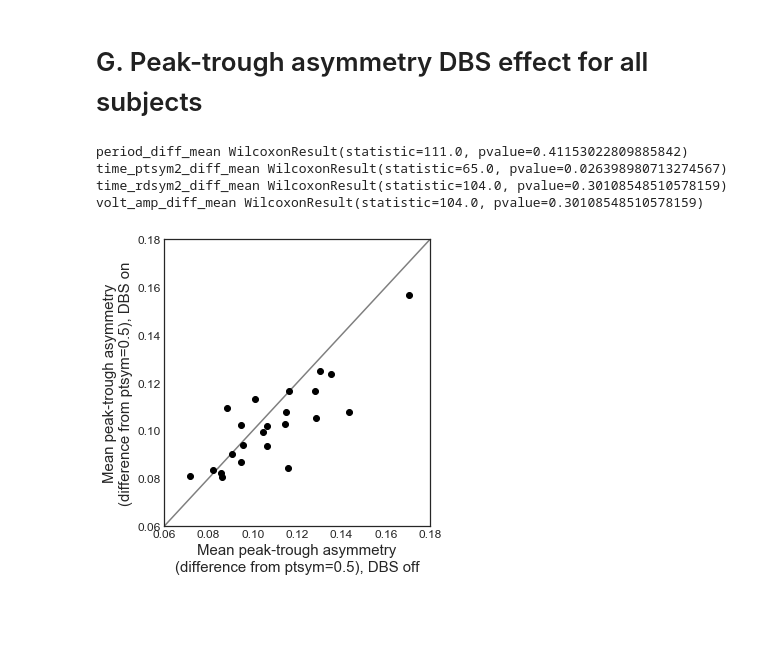
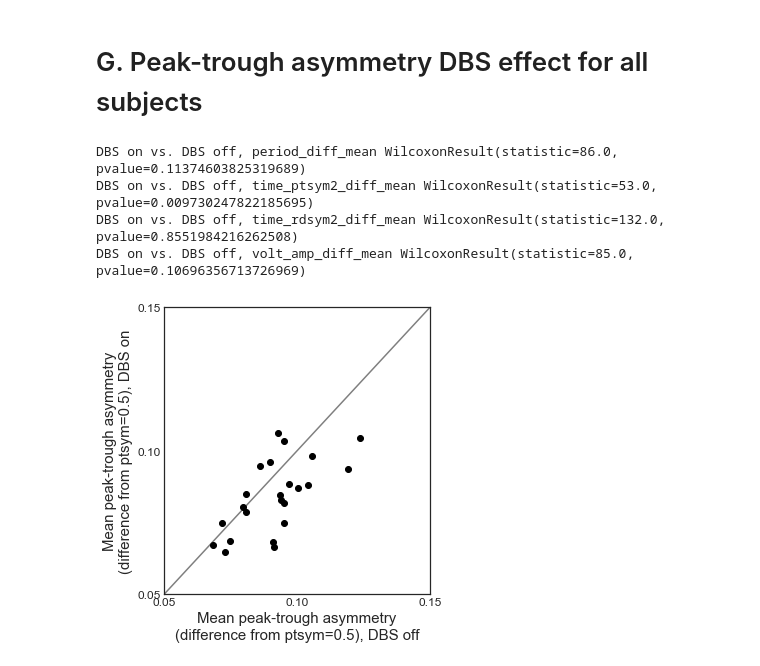
Before and after one commit to voytekresearch/Cole_2018_cyclebycycle, a Jupyter notebook: Figure9_Motor cortical beta.ipynb, the cells around one changed output. Drawn from its saved outputs; the diff is of its cells as text; code cells hidden in the pictures; blank space fills up the shorter version.

```diff
--- a/Figure9_Motor cortical beta.ipynb
+++ b/Figure9_Motor cortical beta.ipynb
@@ -14,3 +14,9 @@ import seaborn as sns
 sns.set_style('white')
 # %% [markdown]
 # A-B. Example raw traces
+# %%
+# Load data
+idx = 0
+data = loadmat('data/PDdata.mat', struct_as_record=False, squeeze_me=True)
+Fs = 1000
+f_range = (10,30)
@@ -17,11 +38,6 @@ sns.set_style('white')
 # %%
-# Load data
-idx = 0
-data = loadmat('data/PDdata.mat', struct_as_record=False, squeeze_me=True)
-Fs = 1000
-f_range = (13,30)
-xB = data['B'][idx]
-xD = data['D'][idx]
+xB = data_filt['B'][idx]
+xD = data_filt['D'][idx]
 tB = np.arange(0, len(xB)/Fs, 1/Fs)
 tD = np.arange(0, len(xB)/Fs, 1/Fs)
 
@@ -57,10 +73,10 @@ plt.savefig('figs/9B_onDBS_time_series.png')
 # C-F. Distributions of cycle features for DBS on and off
 # %%
 # Compute shape features and detect oscillating cycles
-osc_kwargs = {'amplitude_fraction_threshold': .2,
-              'amplitude_consistency_threshold': .3,
-              'period_consistency_threshold': .5,
-              'monotonicity_threshold': .6,
+osc_kwargs = {'amplitude_fraction_threshold': 0,
+              'amplitude_consistency_threshold': .5,
+              'period_consistency_threshold': .6,
+              'monotonicity_threshold': .9,
               'N_cycles_min': 3}
 
 dfB = shape.features_by_cycle(xB, Fs, f_range, center_extrema='T', estimate_oscillating_periods=True,
@@ -109,10 +125,10 @@ dict_pd = defaultdict(list)
 feats = ['volt_amp', 'period', 'time_rdsym2', 'time_ptsym2']
 dfsB = []
 dfsD = []
-for s in range(len(data['B'])):
+for s in range(len(data_filt['B'])):
     # Get time series for this subject
-    xB = data['B'][s]
-    xD = data['D'][s]
+    xB = data_filt['B'][s]
+    xD = data_filt['D'][s]
 
     # Compute shape features and detect oscillating cycles
     dfB = shape.features_by_cycle(xB, Fs, f_range, center_extrema='P', estimate_oscillating_periods=True,
@@ -143,23 +159,23 @@ df_pd = pd.DataFrame(dict_pd)
 # G. Peak-trough asymmetry DBS effect for all subjects
 # %%
 for col in df_pd.filter(like='diff').columns:
-    print(col, stats.wilcoxon(df_pd[col]))
+    print('DBS on vs. DBS off,', col, stats.wilcoxon(df_pd[col]))
 
 plt.figure(figsize=(5,5))
-lims = (.06, .18)
+lims = (.05, .15)
 plt.plot(df_pd['time_ptsym2_dbsoff_mean'], df_pd['time_ptsym2_dbson_mean'], 'k.', ms=12)
 plt.plot(lims, lims, 'k', alpha=.5)
 plt.xlabel('Mean peak-trough asymmetry\n(difference from ptsym=0.5), DBS off', size=15)
 plt.ylabel('Mean peak-trough asymmetry\n(difference from ptsym=0.5), DBS on', size=15)
 plt.xlim(lims)
 plt.ylim(lims)
-plt.xticks(size=12)
-plt.yticks(size=12)
+plt.xticks([.05, .1, .15], size=12)
+plt.yticks([.05, .1, .15], size=12)
 plt.tight_layout()
 plt.savefig('figs/9G_ptsym_DBS_effect.png')
 # %% [output]
-period_diff_mean WilcoxonResult(statistic=111.0, pvalue=0.41153022809885842)
-time_ptsym2_diff_mean WilcoxonResult(statistic=65.0, pvalue=0.026398980713274567)
-time_rdsym2_diff_mean WilcoxonResult(statistic=104.0, pvalue=0.30108548510578159)
-volt_amp_diff_mean WilcoxonResult(statistic=104.0, pvalue=0.30108548510578159)
+DBS on vs. DBS off, period_diff_mean WilcoxonResult(statistic=86.0, pvalue=0.11374603825319689)
+DBS on vs. DBS off, time_ptsym2_diff_mean WilcoxonResult(statistic=53.0, pvalue=0.009730247822185695)
+DBS on vs. DBS off, time_rdsym2_diff_mean WilcoxonResult(statistic=132.0, pvalue=0.8551984216262508)
+DBS on vs. DBS off, volt_amp_diff_mean WilcoxonResult(statistic=85.0, pvalue=0.10696356713726969)
-[figure, old version]
+[figure, new version]
```
Also changed, not shown: parts of 7 cells of this notebook, 5 other files.
